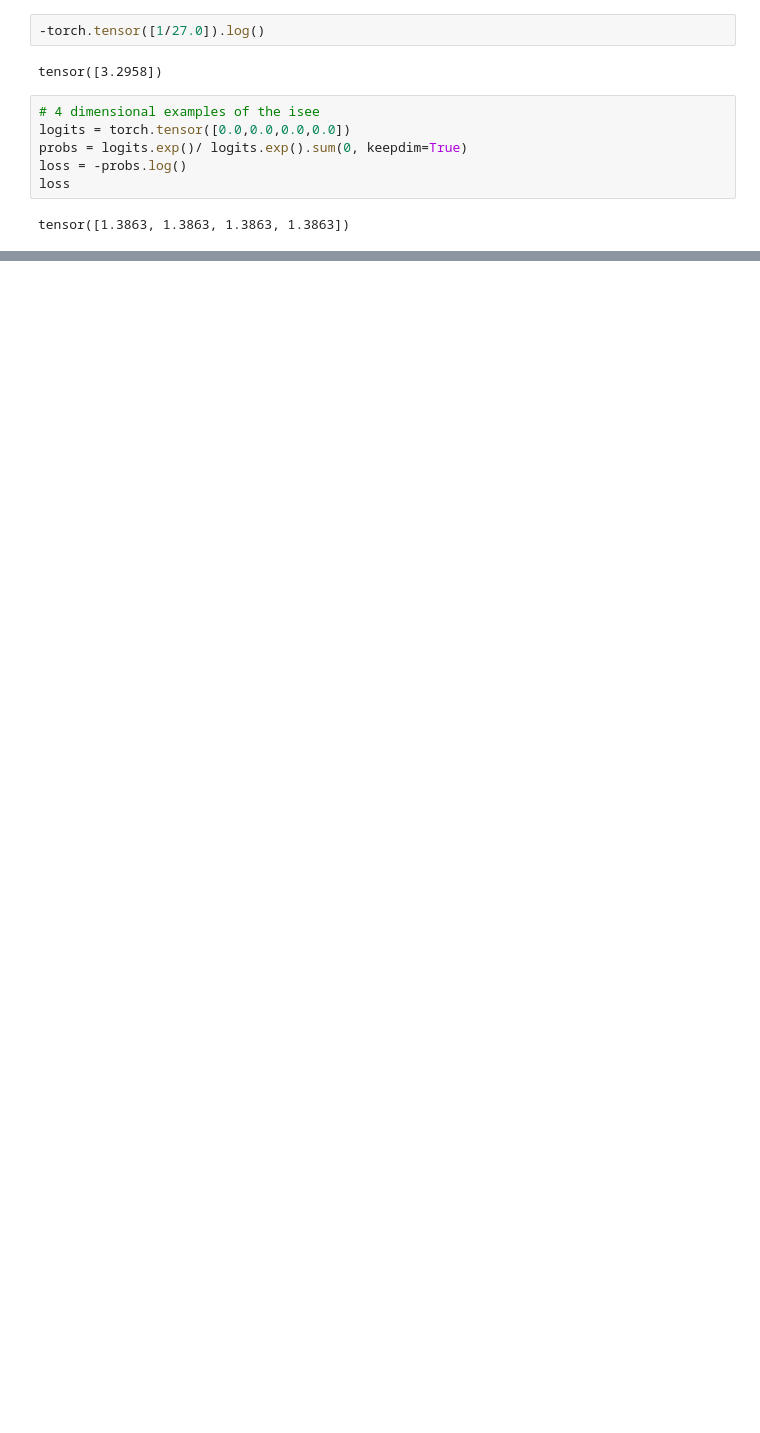
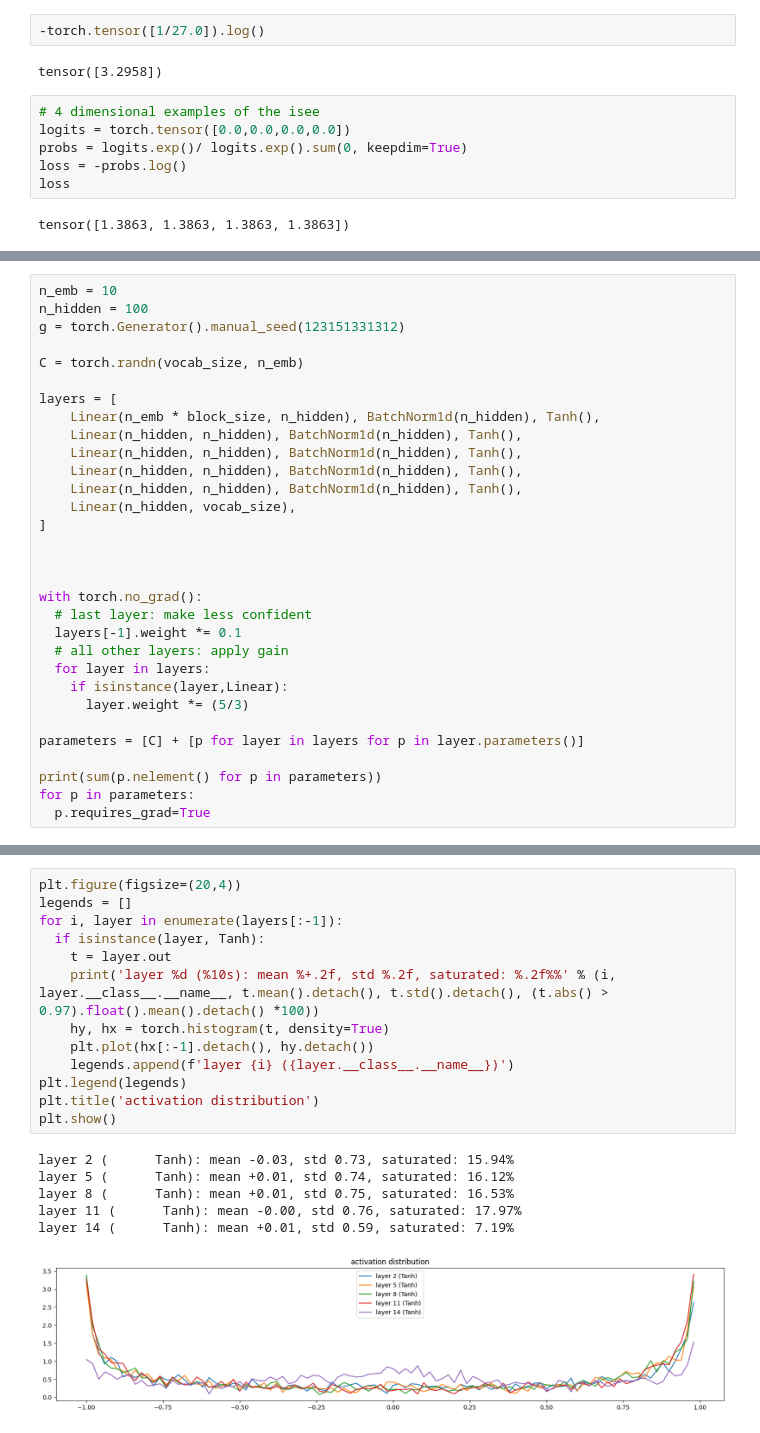
Before and after one commit to inosven/Neural-Networks-Zero-to-Hero, a Jupyter notebook: Building_makemore_Part_3_Activations_&_Gradients,_BatchNorm.ipynb, the cells around one changed output, grey strips where cells are left out. Cells and saved outputs as stored; diff of their text form; blank space fills up the shorter version.

```diff
--- a/Building_makemore_Part_3_Activations_&_Gradients,_BatchNorm.ipynb
+++ b/Building_makemore_Part_3_Activations_&_Gradients,_BatchNorm.ipynb
@@ -251,0 +393,31 @@ nya.
+# %%
+n_emb = 10
+n_hidden = 100
+g = torch.Generator().manual_seed(123151331312)
+
+C = torch.randn(vocab_size, n_emb)
+
+layers = [
+    Linear(n_emb * block_size, n_hidden), BatchNorm1d(n_hidden), Tanh(),
+    Linear(n_hidden, n_hidden), BatchNorm1d(n_hidden), Tanh(),
+    Linear(n_hidden, n_hidden), BatchNorm1d(n_hidden), Tanh(),
+    Linear(n_hidden, n_hidden), BatchNorm1d(n_hidden), Tanh(),
+    Linear(n_hidden, n_hidden), BatchNorm1d(n_hidden), Tanh(),
+    Linear(n_hidden, vocab_size),
+]
+
+
+
+with torch.no_grad():
+  # last layer: make less confident
+  layers[-1].weight *= 0.1
+  # all other layers: apply gain
+  for layer in layers:
+    if isinstance(layer,Linear):
+      layer.weight *= (5/3)
+
+parameters = [C] + [p for layer in layers for p in layer.parameters()]
+
+print(sum(p.nelement() for p in parameters))
+for p in parameters:
+  p.requires_grad=True
@@ -251,0 +483,20 @@ nya.
+# %%
+plt.figure(figsize=(20,4))
+legends = []
+for i, layer in enumerate(layers[:-1]):
+  if isinstance(layer, Tanh):
+    t = layer.out
+    print('layer %d (%10s): mean %+.2f, std %.2f, saturated: %.2f%%' % (i, layer.__class__.__name__, t.mean().detach(), t.std().detach(), (t.abs() > 0.97).float().mean().detach() *100))
+    hy, hx = torch.histogram(t, density=True)
+    plt.plot(hx[:-1].detach(), hy.detach())
+    legends.append(f'layer {i} ({layer.__class__.__name__})')
+plt.legend(legends)
+plt.title('activation distribution')
+plt.show()
+# %% [output]
+layer 2 (      Tanh): mean -0.03, std 0.73, saturated: 15.94%
+layer 5 (      Tanh): mean +0.01, std 0.74, saturated: 16.12%
+layer 8 (      Tanh): mean +0.01, std 0.75, saturated: 16.53%
+layer 11 (      Tanh): mean -0.00, std 0.76, saturated: 17.97%
+layer 14 (      Tanh): mean +0.01, std 0.59, saturated: 7.19%
+[figure, added]
```
Also changed, not shown: parts of 28 cells of this notebook.
